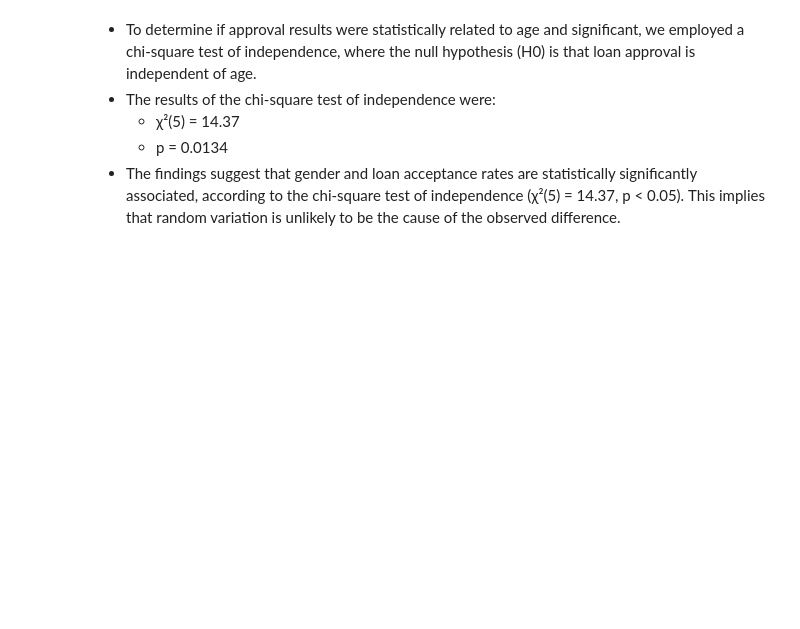
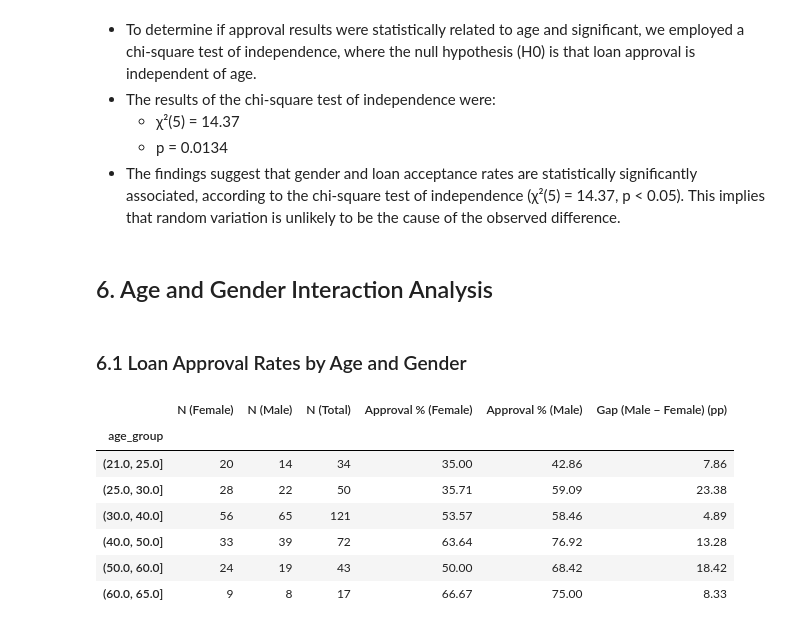
Before and after one commit to marianaclopes/dego-project-team6, a Jupyter notebook: notebooks/02-bias-analysis.ipynb, the cells around one changed output. Cells and saved outputs as stored; diff of their text form; code cells hidden in the pictures; blank space fills up the shorter version.

Commit message:
Added age and gender interaction analysis

```diff
--- a/notebooks/02-bias-analysis.ipynb
+++ b/notebooks/02-bias-analysis.ipynb
@@ -450,3 +450,43 @@ Dependent (reject H0)
     - χ²(5) = 14.37
     - p = 0.0134
 - The findings suggest that gender and loan acceptance rates are statistically significantly associated, according to the chi-square test of independence (χ²(5) = 14.37, p < 0.05). This implies that random variation is unlikely to be the cause of the observed difference.
+# %% [markdown]
+## 6. Age and Gender Interaction Analysis
+# %% [markdown]
+### 6.1 Loan Approval Rates by Age and Gender
+# %%
+# Counts (N)
+interaction_counts = pd.crosstab(df["age_group"], df["applicant_info.gender"])
+
+# Approval rates (as %)
+interaction_rates = pd.crosstab(
+    df["age_group"],
+    df["applicant_info.gender"],
+    values=df["decision.loan_approved"],
+    aggfunc="mean"
+) * 100
+
+counts = interaction_counts[["Female", "Male"]]
+rates  = interaction_rates[["Female", "Male"]].round(2)
+
+# Build table with counts, rates, and gaps
+summary = pd.DataFrame(index=counts.index)
+
+summary["N (Female)"] = counts["Female"]
+summary["N (Male)"]   = counts["Male"]
+summary["N (Total)"]  = counts.sum(axis=1)
+
+summary["Approval % (Female)"] = rates["Female"]
+summary["Approval % (Male)"]   = rates["Male"]
+
+summary["Gap (Male − Female) (pp)"] = (summary["Approval % (Male)"] - summary["Approval % (Female)"]).round(2)
+display(summary)
+# %% [output]
+|  | N (Female) | N (Male) | N (Total) | Approval % (Female) | Approval % (Male) | Gap (Male − Female) (pp) |
+| age_group |  |  |  |  |  |  |
+| (21.0, 25.0] | 20 | 14 | 34 | 35.00 | 42.86 | 7.86 |
+| (25.0, 30.0] | 28 | 22 | 50 | 35.71 | 59.09 | 23.38 |
+| (30.0, 40.0] | 56 | 65 | 121 | 53.57 | 58.46 | 4.89 |
+| (40.0, 50.0] | 33 | 39 | 72 | 63.64 | 76.92 | 13.28 |
+| (50.0, 60.0] | 24 | 19 | 43 | 50.00 | 68.42 | 18.42 |
+| (60.0, 65.0] | 9 | 8 | 17 | 66.67 | 75.00 | 8.33 |
```
Also changed, not shown: parts of 11 cells of this notebook.
